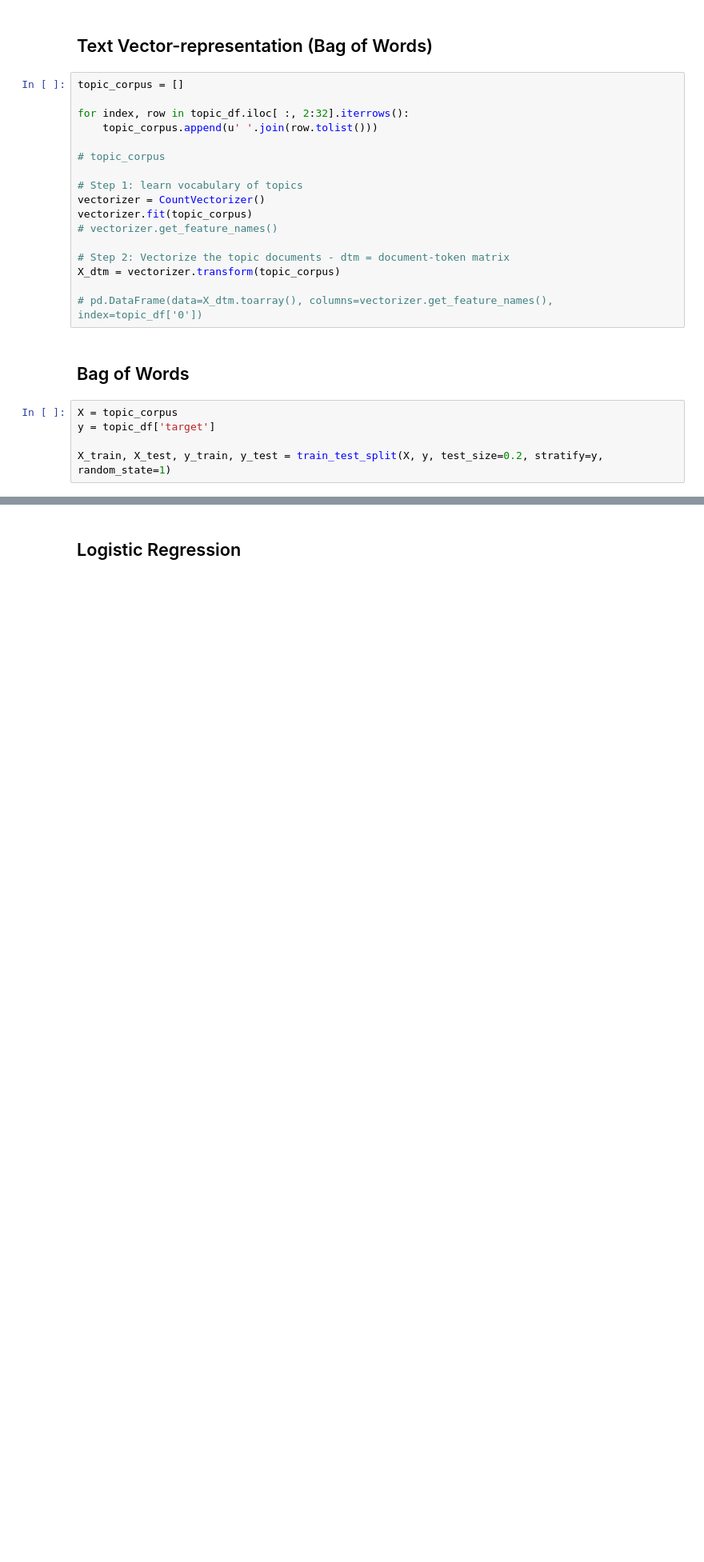
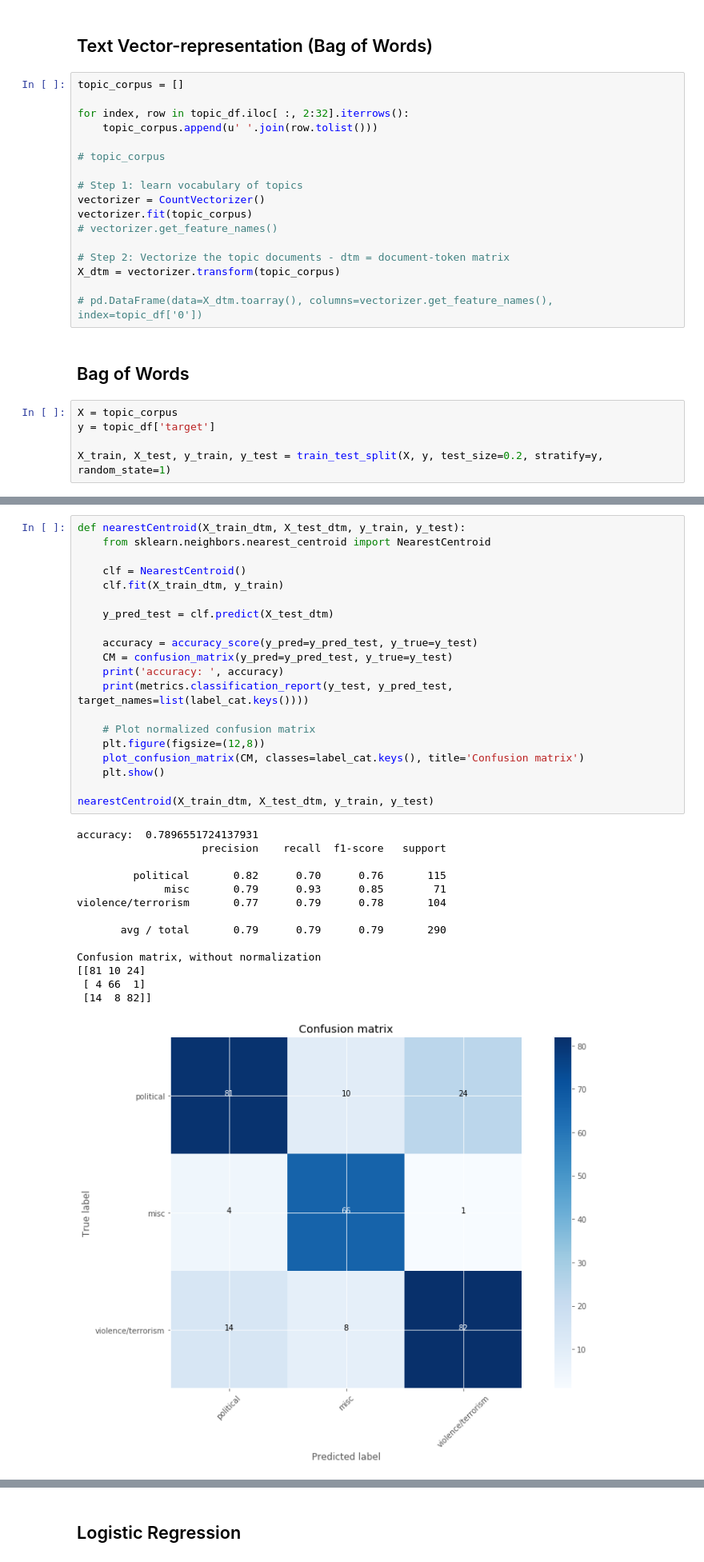
Before and after one commit to YorkUIRLab/eosdb, a Jupyter notebook: experiment/TopicClassificationPrediction.ipynb, the cells around one changed output, grey strips where cells are left out. Shown at 80% size. Drawn from its saved outputs; the diff is of its cells as text; blank space fills up the shorter version.

```diff
--- a/experiment/TopicClassificationPrediction.ipynb
+++ b/experiment/TopicClassificationPrediction.ipynb
@@ -88 +176,36 @@ X_test_dtm = vect.transform(X_test)
+# %%
+def nearestCentroid(X_train_dtm, X_test_dtm, y_train, y_test):
+    from sklearn.neighbors.nearest_centroid import NearestCentroid
+
+    clf = NearestCentroid()
+    clf.fit(X_train_dtm, y_train)
+
+    y_pred_test = clf.predict(X_test_dtm)
+
+    accuracy = accuracy_score(y_pred=y_pred_test, y_true=y_test)
+    CM = confusion_matrix(y_pred=y_pred_test, y_true=y_test)
+    print('accuracy: ', accuracy)
+    print(metrics.classification_report(y_test, y_pred_test, target_names=list(label_cat.keys())))
+
+    # Plot normalized confusion matrix
+    plt.figure(figsize=(12,8))
+    plot_confusion_matrix(CM, classes=label_cat.keys(), title='Confusion matrix')
+    plt.show()
+
+nearestCentroid(X_train_dtm, X_test_dtm, y_train, y_test)
+# %% [output]
+accuracy:  0.7896551724137931
+                    precision    recall  f1-score   support
+
+         political       0.82      0.70      0.76       115
+              misc       0.79      0.93      0.85        71
+violence/terrorism       0.77      0.79      0.78       104
+
+       avg / total       0.79      0.79      0.79       290
+
+Confusion matrix, without normalization
+[[81 10 24]
+ [ 4 66  1]
+ [14  8 82]]
+[figure, added]
 # %% [markdown]
```
Also changed, not shown: parts of 24 cells of this notebook.
